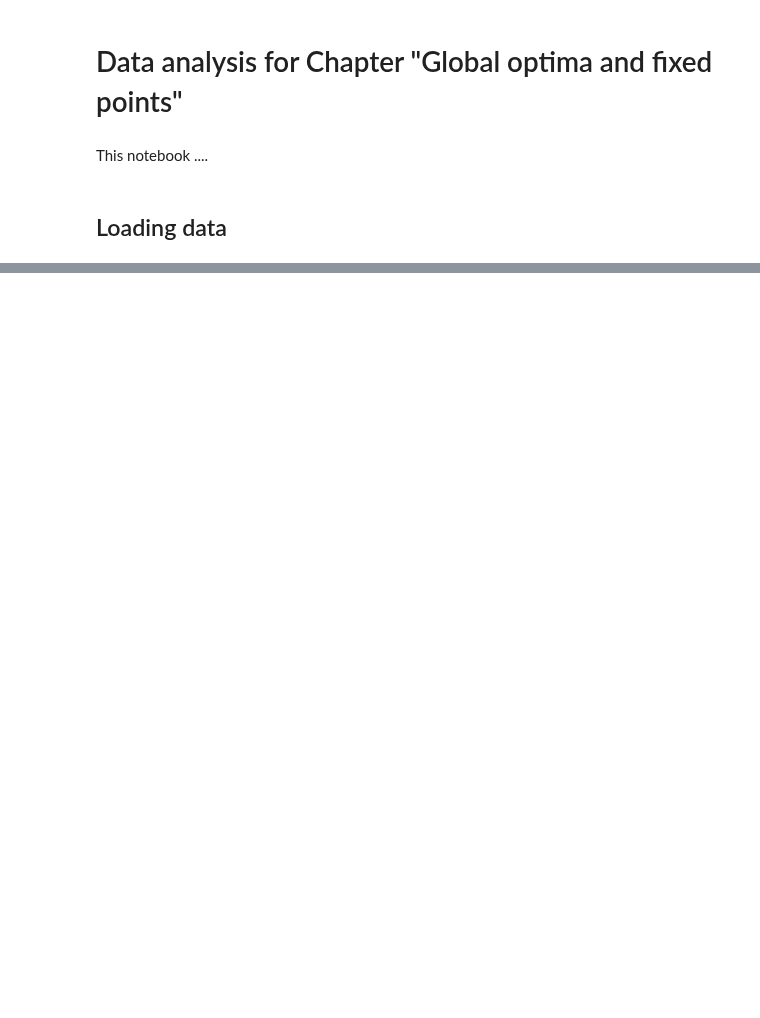
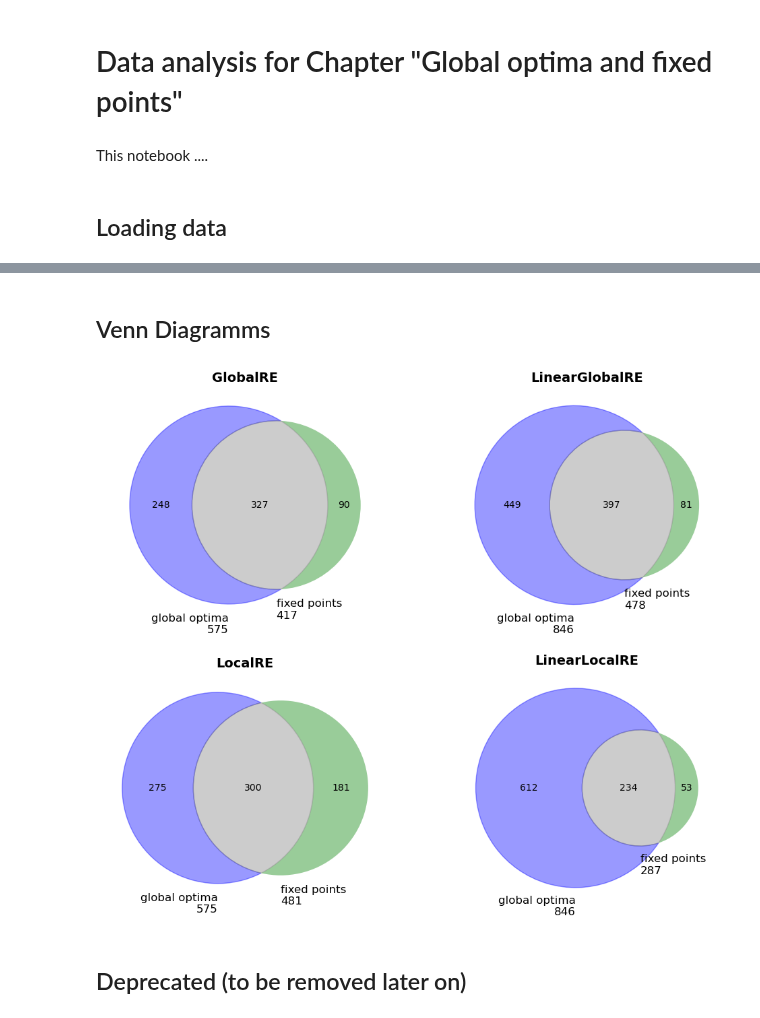
Before and after one commit to re-models/re-technical-report, a Jupyter notebook: notebooks/data_analysis_chapter-go-and-fp.ipynb, the cells around one changed output, grey strips where cells are left out. Saved outputs shown, nothing was run; the diff lists cells and outputs as text; code cells hidden in the pictures; blank space fills up the shorter version.

```diff
--- a/notebooks/data_analysis_chapter-go-and-fp.ipynb
+++ b/notebooks/data_analysis_chapter-go-and-fp.ipynb
@@ -67,0 +53,14 @@ Mean relative share of global optima that are fixed points:
+# %%
+# We want to summarise branches that belong to one ensemble run (i.e., to one set of initial coms, model name etc.)
+# into one row.
+# Basic idea by using data_frame.duplicate:
+# We remove duplicate rows (and keep the first one) of the subdataframe of those cols with identical values that make up branches
+# that belong together and pick the first element of the remaining cols (which should be the same for all
+# cols that matte for subsequent calculations). We then use the resulting (unchanged) index to subset the whole data frame.
+
+# Cols that should have identical values for all branches (and only for those) that belong to one branching model run
+cols_group_branches = ['model_name','ds','init_coms','weight_account', 'weight_systematicity', 'weight_faithfulness']
+
+#relevant_cols = ['fixed_points','fixed_point_coms', 'global_optima','go_fixed_point']
+
+re_data_collapsed_branches = re_data.loc[re_data[cols_group_branches].drop_duplicates().index]
@@ -67,0 +122,31 @@ Mean relative share of global optima that are fixed points:
+# %% [markdown]
+## Venn Diagramms
+# %%
+import matplotlib.pyplot as plt
+from matplotlib_venn import venn2
+
+plt.rcParams["figure.figsize"] = (12,10)
+#plt.suptitle("Share of global optima and fixed points")
+
+for i, row in result_df.iterrows():
+
+    plt.subplot(2,2,i+1)
+
+    tup = (row["n_global_optima"]-row["n_go_fp"], row["n_fixed_points"]-row["n_go_fp"], row["n_go_fp"])
+
+    v = venn2(tup, ("global optima" + '\n' + str(row["n_global_optima"]),
+                "fixed points" + '\n' + str(row["n_fixed_points"])))
+
+    v.get_patch_by_id('10').set_color("b")
+    v.get_patch_by_id('11').set_color("grey")
+
+    plt.title(row["model_short_name"], fontweight='bold', fontsize=14)
+
+plt.savefig(path.join(figures_output_dir, 'go-fp-venn.pdf'), bbox_inches='tight')
+plt.savefig(path.join(figures_output_dir, 'go-fp-venn.png'), bbox_inches='tight')
+
+plt.show()
+# %% [output]
+[figure, added]
+# %% [markdown]
+## Deprecated (to be removed later on)
```
Also changed, not shown: parts of 8 cells of this notebook, 2 other files.
